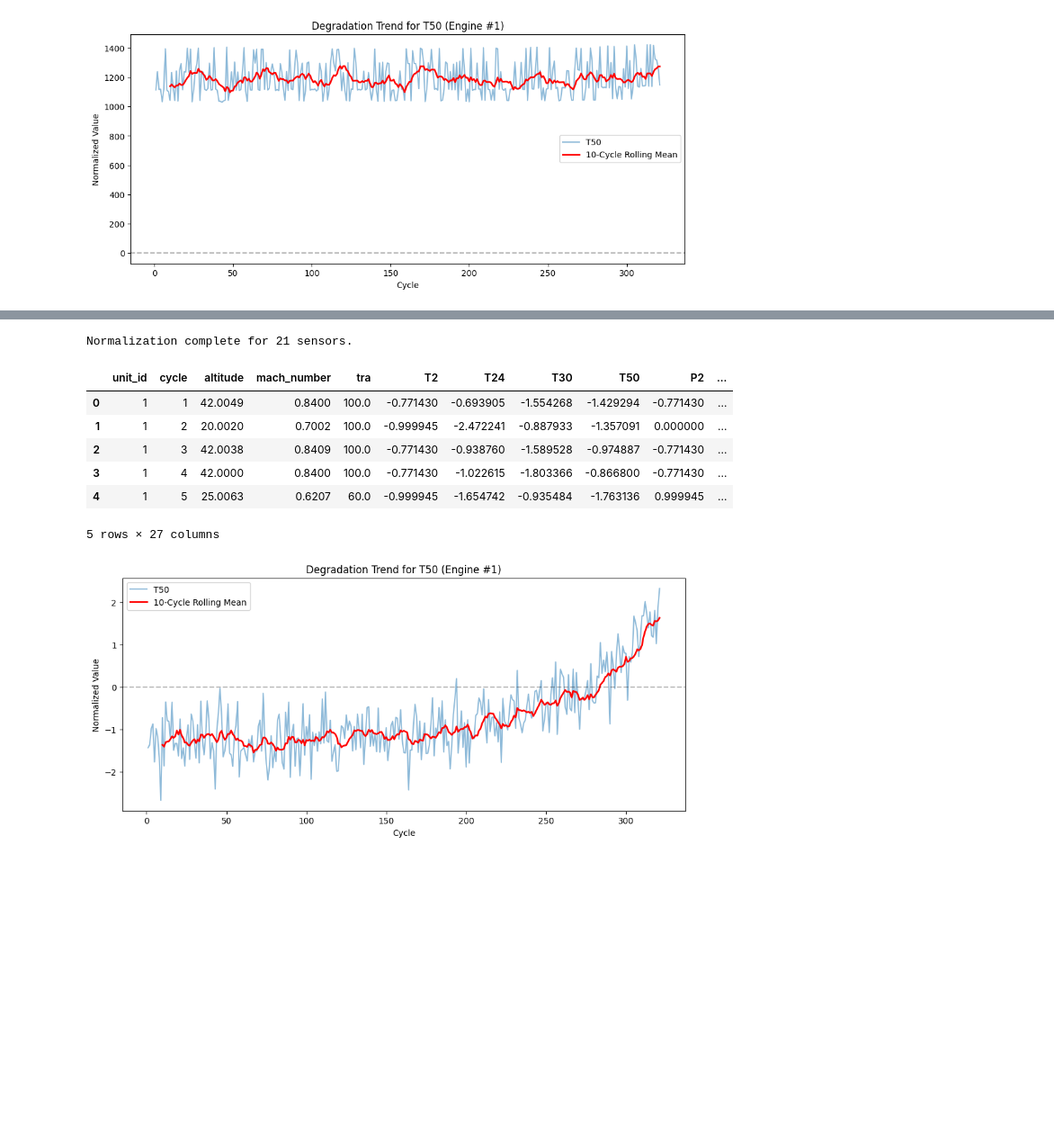
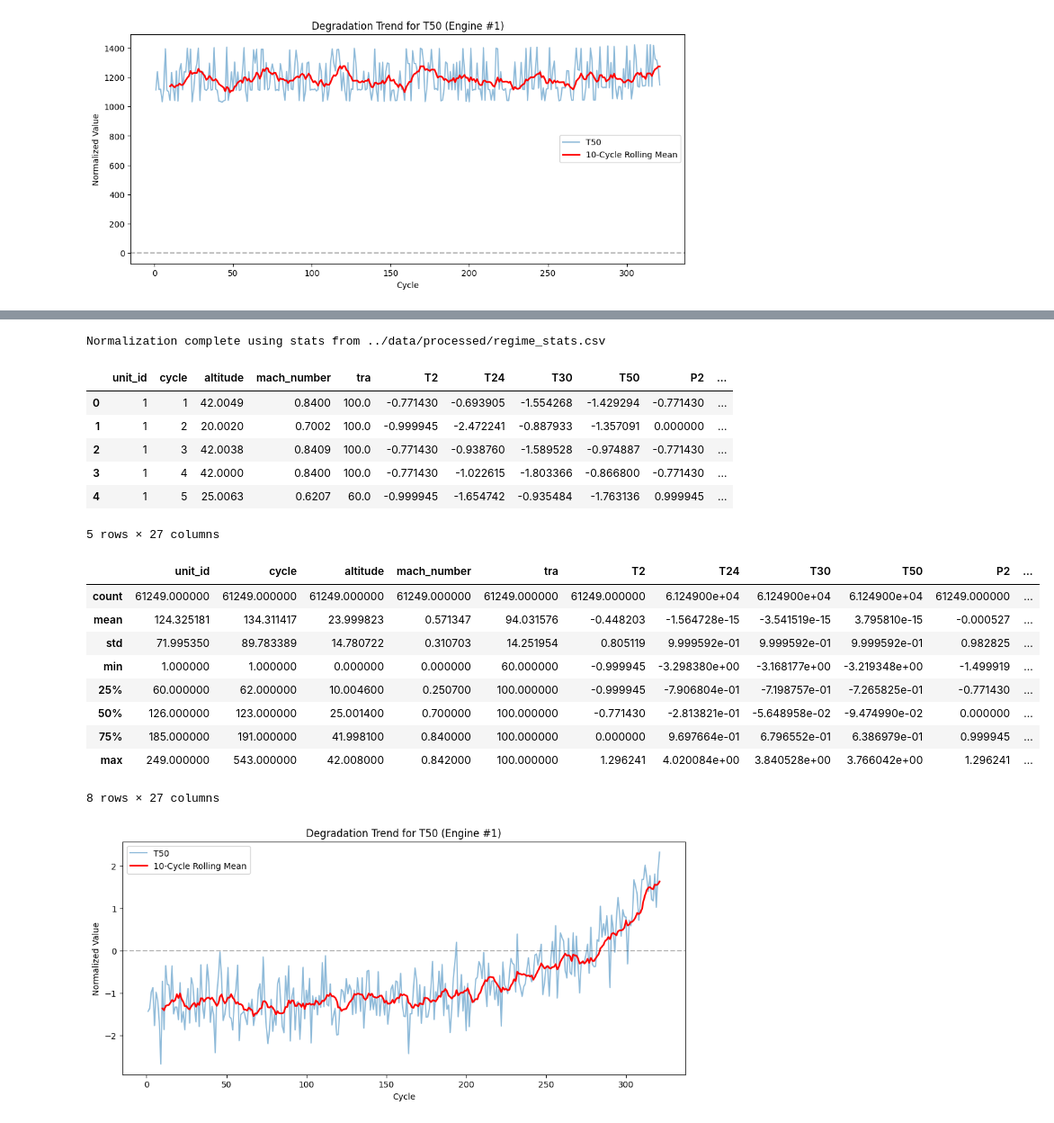
Before and after one commit to borgaonkarjui/survival_analysis_cmapss, a Jupyter notebook: notebooks/exploratory_data_analysis.ipynb, the cells around one changed output, grey strips where cells are left out. Shown at 90% size. Drawn from its saved outputs; the diff is of its cells as text; code cells hidden in the pictures; blank space fills up the shorter version.

Commit message:
Intermediate data preprocessing - regime identification, normalization stats for train set, regime wise sensor value normalization and supporting eda utils

```diff
--- a/notebooks/exploratory_data_analysis.ipynb
+++ b/notebooks/exploratory_data_analysis.ipynb
@@ -204,0 +207,2 @@ eda.visualize_degradation_start(df_regime, unit_id=1, sensor='T50')
+# %%
+stats_path = "../data/processed/regime_stats.csv"
@@ -205,8 +226,8 @@ eda.visualize_degradation_start(df_regime, unit_id=1, sensor='T50')
 # %%
-df_train_semiprocessed = dp.normalize_by_regime(df_regime)
+df_train_semiprocessed = dp.normalize_by_regime(df_regime, stats_path)
 df_train_semiprocessed.head()
 # %% [output]
-Normalization complete for 21 sensors.
+Normalization complete using stats from ../data/processed/regime_stats.csv
 |  | unit_id | cycle | altitude | mach_number | tra | T2 | T24 | T30 | T50 | P2 | ... |
 | 0 | 1 | 1 | 42.0049 | 0.8400 | 100.0 | -0.771430 | -0.693905 | -1.554268 | -1.429294 | -0.771430 | ... |
 | 1 | 1 | 2 | 20.0020 | 0.7002 | 100.0 | -0.999945 | -2.472241 | -0.887933 | -1.357091 | 0.000000 | ... |
@@ -214,6 +235,19 @@ Normalization complete for 21 sensors.
 | 3 | 1 | 4 | 42.0000 | 0.8400 | 100.0 | -0.771430 | -1.022615 | -1.803366 | -0.866800 | -0.771430 | ... |
 | 4 | 1 | 5 | 25.0063 | 0.6207 | 60.0 | -0.999945 | -1.654742 | -0.935484 | -1.763136 | 0.999945 | ... |
 5 rows × 27 columns
+# %%
+df_train_semiprocessed.describe()
+# %% [output]
+|  | unit_id | cycle | altitude | mach_number | tra | T2 | T24 | T30 | T50 | P2 | ... |
+| count | 61249.000000 | 61249.000000 | 61249.000000 | 61249.000000 | 61249.000000 | 61249.000000 | 6.124900e+04 | 6.124900e+04 | 6.124900e+04 | 61249.000000 | ... |
+| mean | 124.325181 | 134.311417 | 23.999823 | 0.571347 | 94.031576 | -0.448203 | -1.564728e-15 | -3.541519e-15 | 3.795810e-15 | -0.000527 | ... |
+| std | 71.995350 | 89.783389 | 14.780722 | 0.310703 | 14.251954 | 0.805119 | 9.999592e-01 | 9.999592e-01 | 9.999592e-01 | 0.982825 | ... |
+| min | 1.000000 | 1.000000 | 0.000000 | 0.000000 | 60.000000 | -0.999945 | -3.298380e+00 | -3.168177e+00 | -3.219348e+00 | -1.499919 | ... |
+| 25% | 60.000000 | 62.000000 | 10.004600 | 0.250700 | 100.000000 | -0.999945 | -7.906804e-01 | -7.198757e-01 | -7.265825e-01 | -0.771430 | ... |
+| 50% | 126.000000 | 123.000000 | 25.001400 | 0.700000 | 100.000000 | -0.771430 | -2.813821e-01 | -5.648958e-02 | -9.474990e-02 | 0.000000 | ... |
+| 75% | 185.000000 | 191.000000 | 41.998100 | 0.840000 | 100.000000 | 0.000000 | 9.697664e-01 | 6.796552e-01 | 6.386979e-01 | 0.999945 | ... |
+| max | 249.000000 | 543.000000 | 42.008000 | 0.842000 | 100.000000 | 1.296241 | 4.020084e+00 | 3.840528e+00 | 3.766042e+00 | 1.296241 | ... |
+8 rows × 27 columns
 # %%
 eda.visualize_degradation_start(df_train_semiprocessed, unit_id=1, sensor='T50')
 # %% [output]
```
Also changed, not shown: parts of 3 cells of this notebook, 2 other files.
